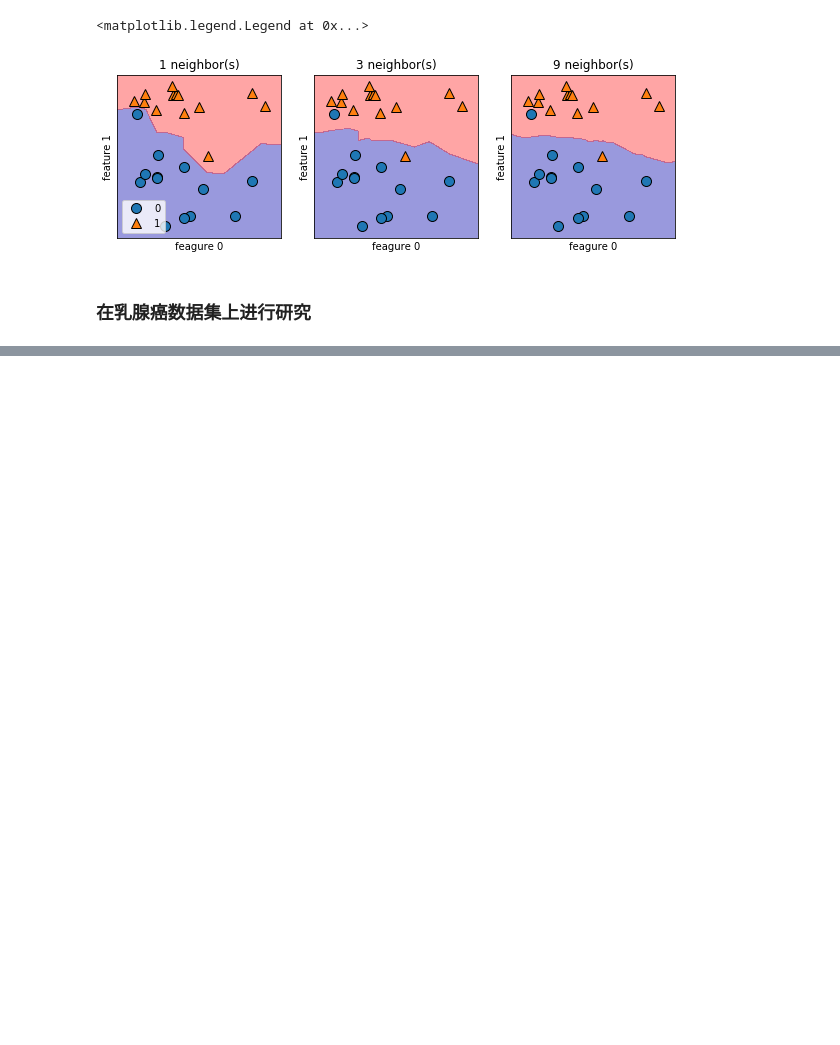
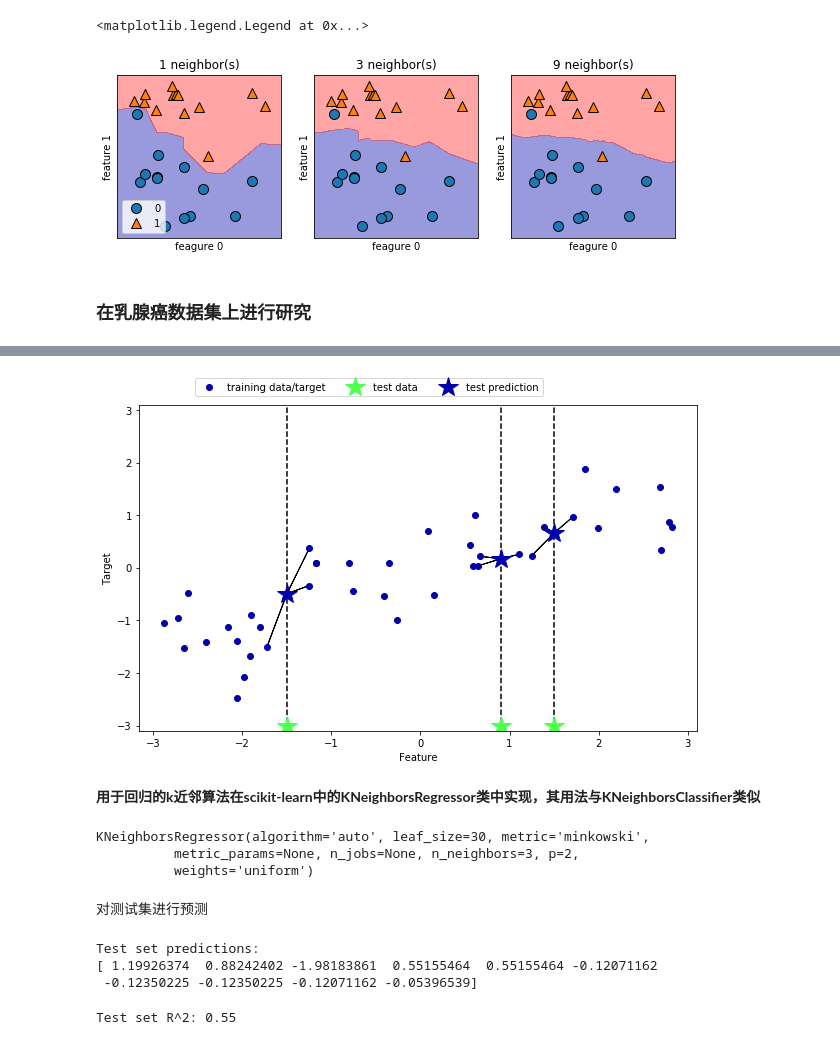
Before and after one commit to letwant/Machine-Learning, a Jupyter notebook: 第2章 监督学习/k近邻.ipynb, the cells around one changed output, grey strips where cells are left out. Drawn from its saved outputs; the diff is of its cells as text; code cells hidden in the pictures; blank space fills up the shorter version.

```diff
--- a/第2章 监督学习/k近邻.ipynb
+++ b/第2章 监督学习/k近邻.ipynb
@@ -70,0 +93,33 @@ for n_neighbors in neighborss_settings:
+# %%
+mglearn.plots.plot_knn_regression(n_neighbors=3)
+# %% [output]
+[figure, added]
+# %% [markdown]
+**用于回归的k近邻算法在scikit-learn中的KNeighborsRegressor类中实现，其用法与KNeighborsClassifier类似**
+# %%
+from sklearn.neighbors import KNeighborsRegressor
+
+X, y = mglearn.datasets.make_wave(n_samples=40)
+
+# 将wave数据集分为训练集和测试集
+X_train, X_test, y_train, y_test = train_test_split(X, y, random_state=6)
+
+# 模型实例化，并将邻居个数设为3
+reg = KNeighborsRegressor(n_neighbors=3)
+reg.fit(X_train, y_train)
+# %% [output]
+KNeighborsRegressor(algorithm='auto', leaf_size=30, metric='minkowski',
+          metric_params=None, n_jobs=None, n_neighbors=3, p=2,
+          weights='uniform')
+# %% [markdown]
+对测试集进行预测
+# %%
+print("Test set predictions:\n{}".format(reg.predict(X_test)))
+# %% [output]
+Test set predictions:
+[ 1.19926374  0.88242402 -1.98183861  0.55155464  0.55155464 -0.12071162
+ -0.12350225 -0.12350225 -0.12071162 -0.05396539]
+# %%
+print("Test set R^2: {:.2f}".format(reg.score(X_test, y_test)))
+# %% [output]
+Test set R^2: 0.55
```
Also changed, not shown: parts of 7 cells of this notebook, 1 other file.
